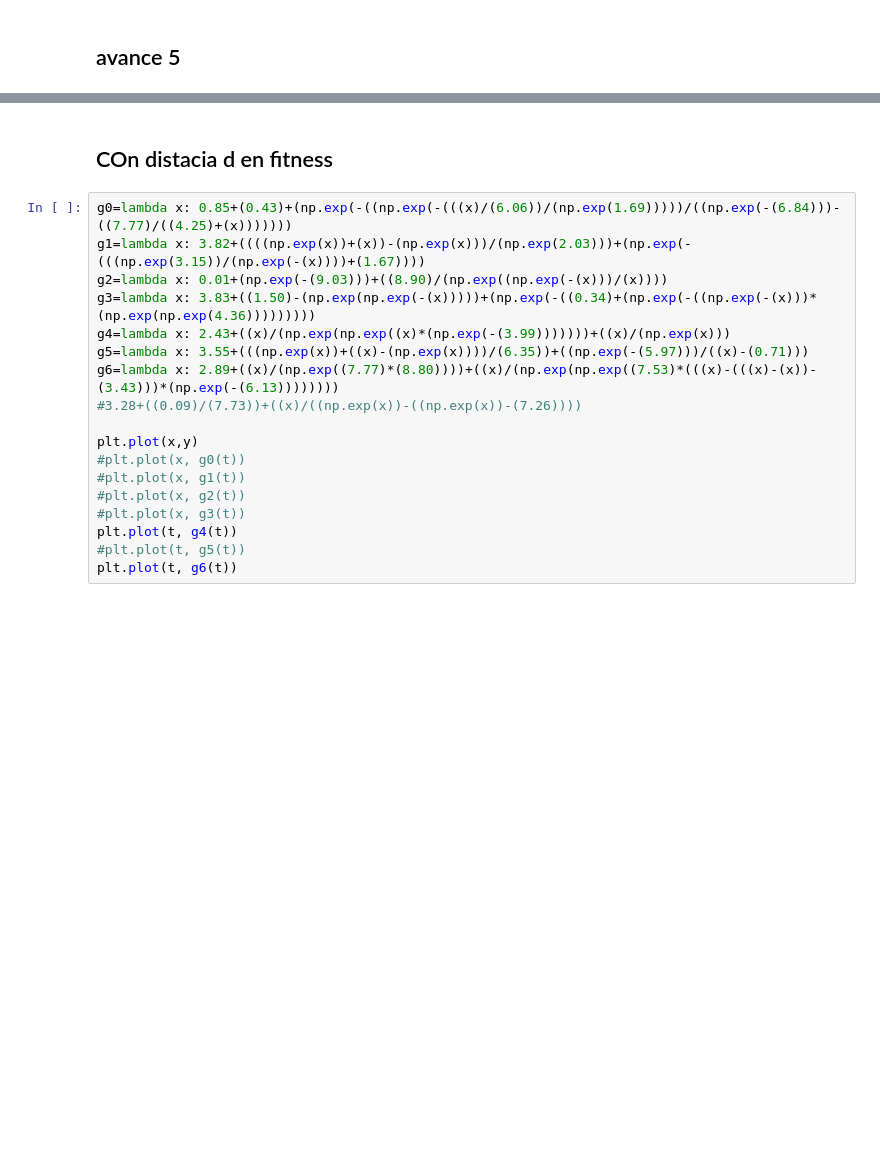
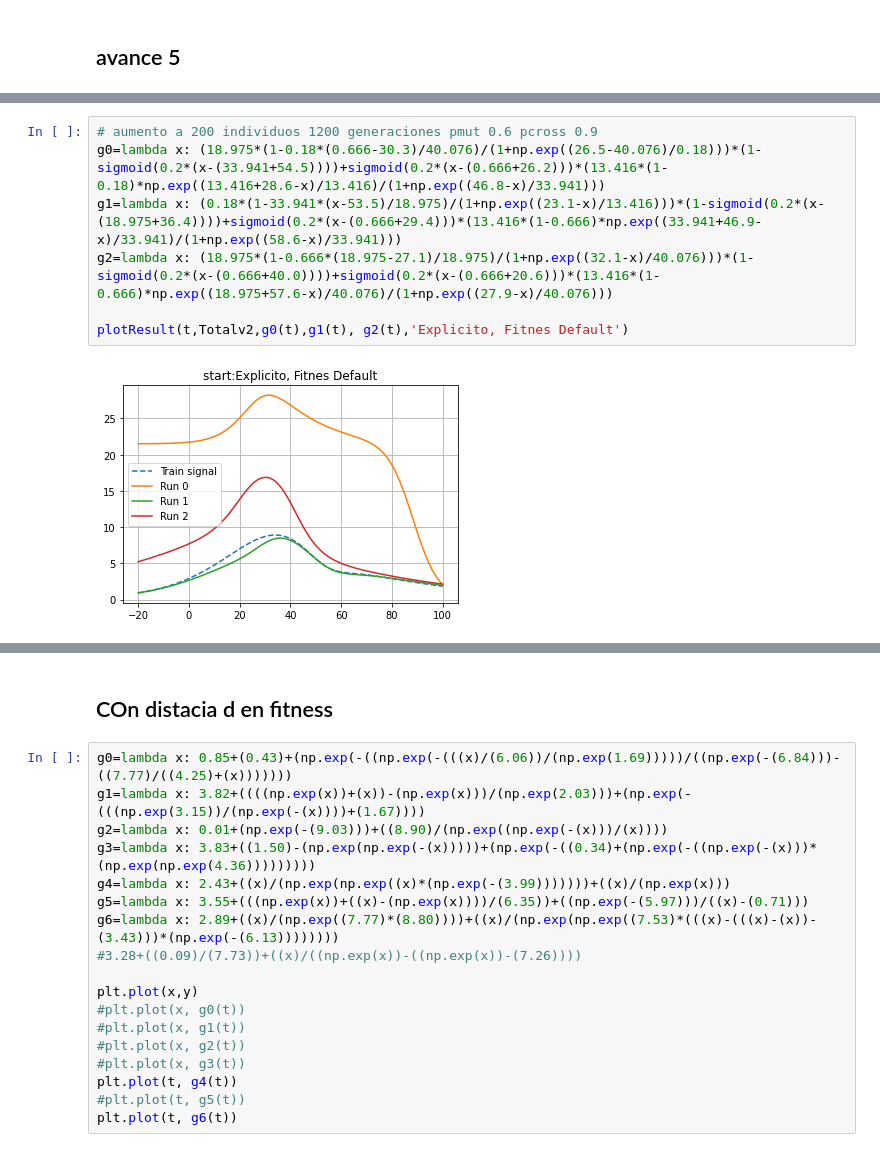
Before and after one commit to nfierroflo/Evolutionary-computation, a Jupyter notebook: evolutivacompletoc1.ipynb, the cells around one changed output, grey strips where cells are left out. Drawn from its saved outputs; the diff is of its cells as text; blank space fills up the shorter version.

```diff
--- a/evolutivacompletoc1.ipynb
+++ b/evolutivacompletoc1.ipynb
@@ -155,0 +138,9 @@ Text(0.5, 1.0, 'Start: num + exp +exp')
+# %%
+# aumento a 200 individuos 1200 generaciones pmut 0.6 pcross 0.9
+g0=lambda x: (18.975*(1-0.18*(0.666-30.3)/40.076)/(1+np.exp((26.5-40.076)/0.18)))*(1-sigmoid(0.2*(x-(33.941+54.5))))+sigmoid(0.2*(x-(0.666+26.2)))*(13.416*(1-0.18)*np.exp((13.416+28.6-x)/13.416)/(1+np.exp((46.8-x)/33.941)))
+g1=lambda x: (0.18*(1-33.941*(x-53.5)/18.975)/(1+np.exp((23.1-x)/13.416)))*(1-sigmoid(0.2*(x-(18.975+36.4))))+sigmoid(0.2*(x-(0.666+29.4)))*(13.416*(1-0.666)*np.exp((33.941+46.9-x)/33.941)/(1+np.exp((58.6-x)/33.941)))
+g2=lambda x: (18.975*(1-0.666*(18.975-27.1)/18.975)/(1+np.exp((32.1-x)/40.076)))*(1-sigmoid(0.2*(x-(0.666+40.0))))+sigmoid(0.2*(x-(0.666+20.6)))*(13.416*(1-0.666)*np.exp((18.975+57.6-x)/40.076)/(1+np.exp((27.9-x)/40.076)))
+
+plotResult(t,Totalv2,g0(t),g1(t), g2(t),'Explicito, Fitnes Default')
+# %% [output]
+[figure, added]
```
Also changed, not shown: parts of 20 cells of this notebook.
